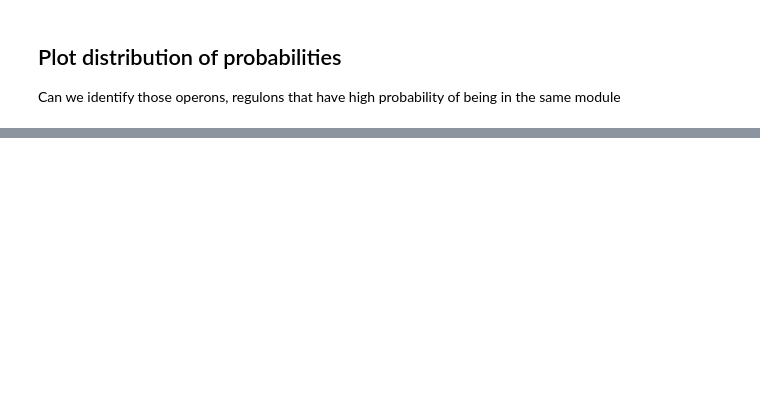
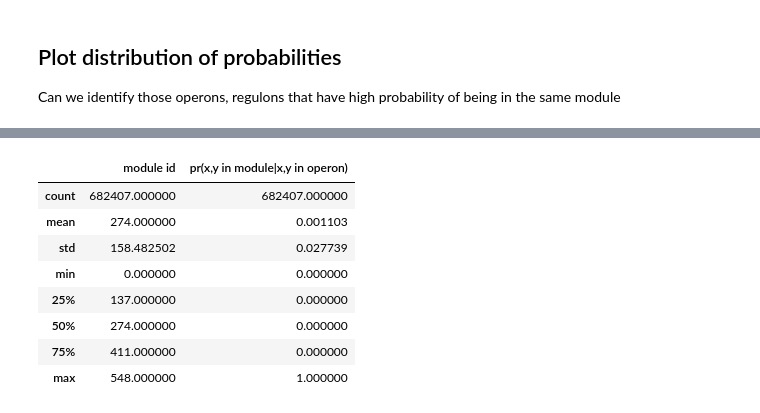
Before and after one commit to greenelab/core-accessory-interactome, a Jupyter notebook: correlation_modules/3_module_validation.ipynb, the cells around one changed output, grey strips where cells are left out. Saved outputs shown, nothing was run; the diff lists cells and outputs as text; code cells hidden in the pictures; blank space fills up the shorter version.

```diff
--- a/correlation_modules/3_module_validation.ipynb
+++ b/correlation_modules/3_module_validation.ipynb
@@ -603,0 +720,12 @@ sns.displot(
+# %%
+pa14_operon_prob.describe()
+# %% [output]
+|  | module id | pr(x,y in module|x,y in operon) |
+| count | 682407.000000 | 682407.000000 |
+| mean | 274.000000 | 0.001103 |
+| std | 158.482502 | 0.027739 |
+| min | 0.000000 | 0.000000 |
+| 25% | 137.000000 | 0.000000 |
+| 50% | 274.000000 | 0.000000 |
+| 75% | 411.000000 | 0.000000 |
+| max | 548.000000 | 1.000000 |
```
Also changed, not shown: parts of 24 cells of this notebook, 2 other files.
